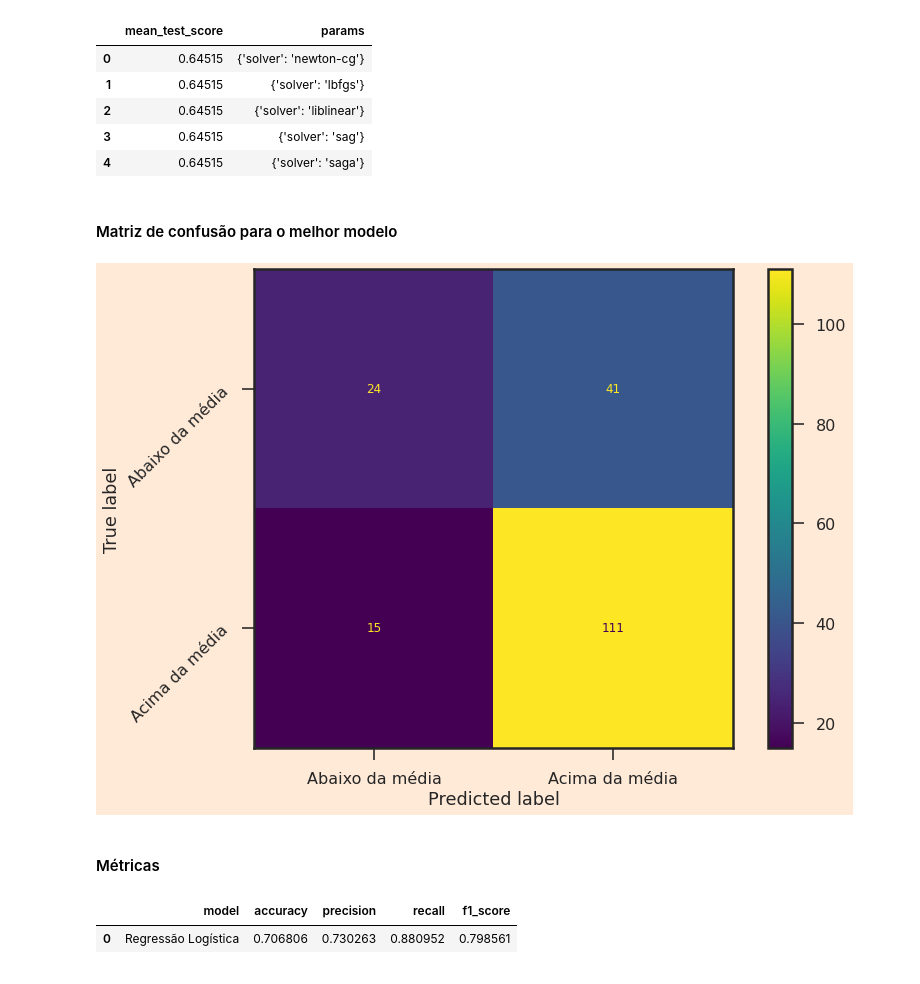
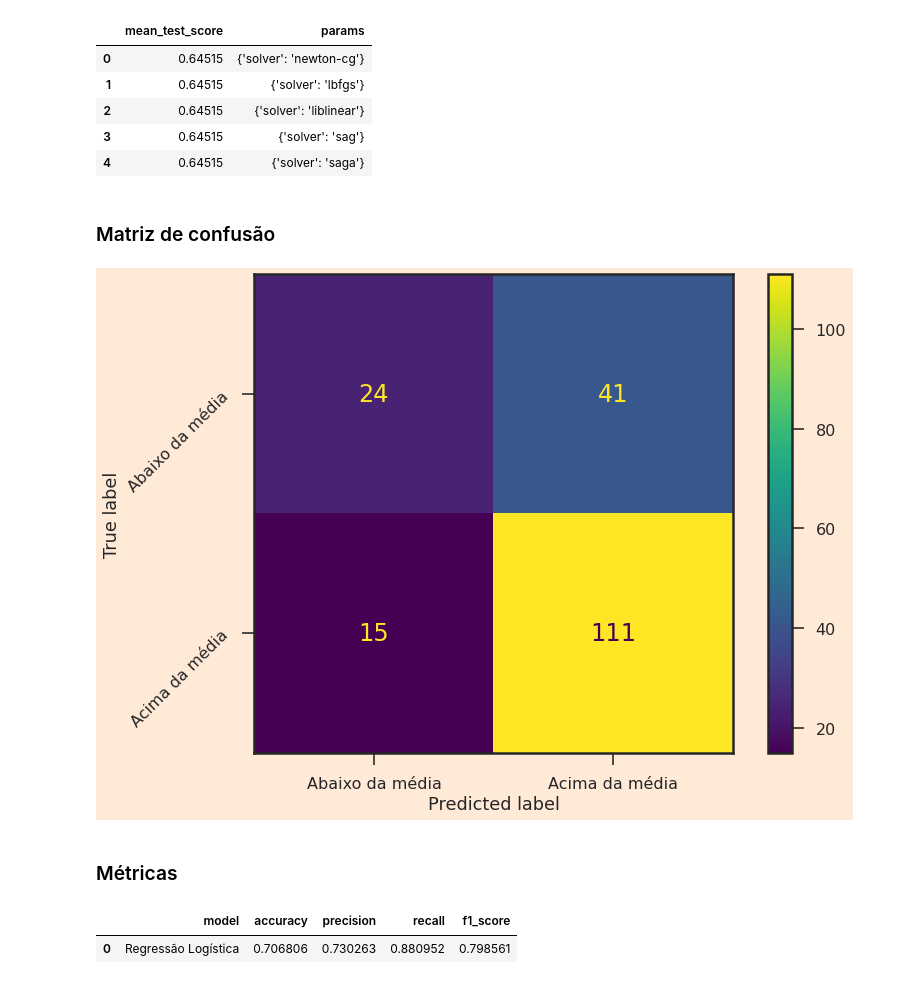
Before and after one commit to JonasBrother97/jeff_final, a Jupyter notebook: FINAL.ipynb, the cells around one changed output. Drawn from its saved outputs; the diff is of its cells as text; code cells hidden in the pictures.

```diff
--- a/FINAL.ipynb
+++ b/FINAL.ipynb
@@ -325,7 +323,6 @@ knn_cm = confusion_matrix(y_test, knn_prediction)
 from sklearn.metrics import ConfusionMatrixDisplay
 import matplotlib.pyplot as plt
 
-plt.rc('font', size=12) # bigger font sizes
 ConfusionMatrixDisplay(knn_cm, display_labels=["Abaixo da média", "Acima da média"]).plot()
 plt.yticks(rotation=45)
 plt.show()
@@ -395,24 +392,23 @@ log_reg_param
 | 3 | 0.64515 | {'solver': 'sag'} |
 | 4 | 0.64515 | {'solver': 'saga'} |
 # %% [markdown]
-#### Matriz de confusão para o melhor modelo
+### Matriz de confusão
 # %%
 from sklearn.metrics import confusion_matrix
 
 log_reg_prediction = log_reg.predict(X_test)
 log_reg_cm = confusion_matrix(y_test, log_reg_prediction)
 
 from sklearn.metrics import ConfusionMatrixDisplay
 import matplotlib.pyplot as plt
 
-plt.rc('font', size=12) # bigger font sizes
 ConfusionMatrixDisplay(log_reg_cm, display_labels=["Abaixo da média", "Acima da média"]).plot()
 plt.yticks(rotation=45)
 plt.show()
 # %% [output]
-[figure, old version]
+[figure, new version]
 # %% [markdown]
-#### Métricas
+### Métricas
 # %%
 from sklearn.metrics import accuracy_score, precision_score, recall_score, f1_score
 
```
Also changed, not shown: parts of 47 cells of this notebook, 4 other files.
